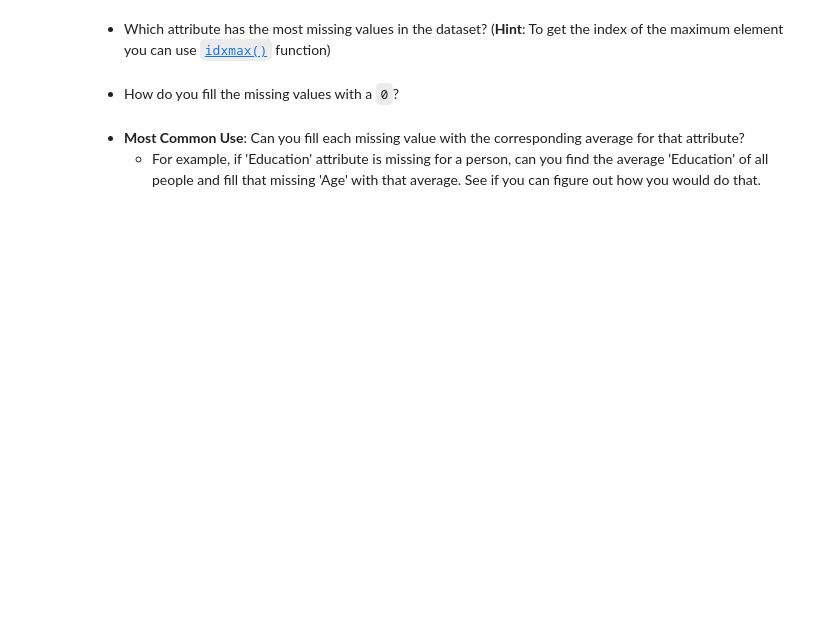
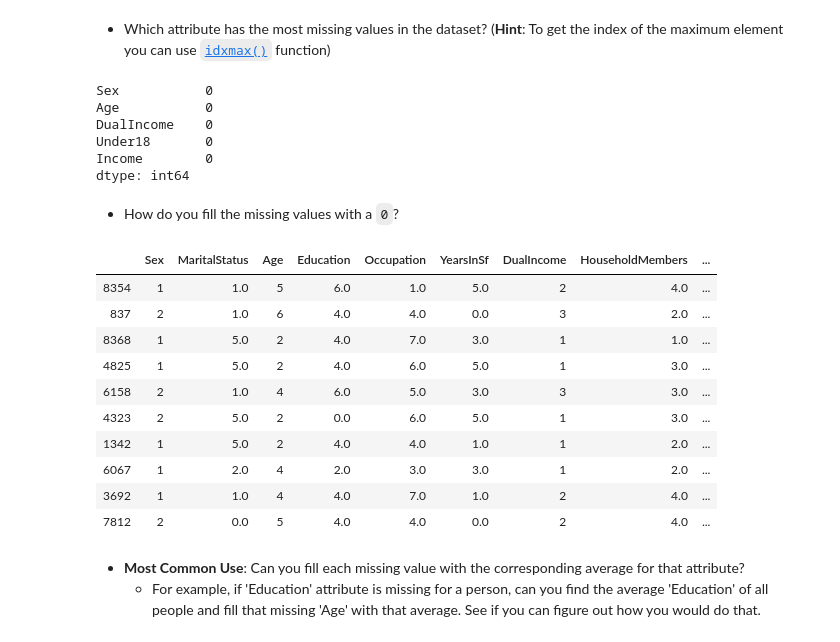
Before and after one commit to jarp/ITAO-30210-SP21, a Jupyter notebook: Class_11_Pandas_Masking_Missing_Data.ipynb, the cells around one changed output. Drawn from its saved outputs; the diff is of its cells as text; code cells hidden in the pictures; blank space fills up the shorter version.

```diff
--- a/Class_11_Pandas_Masking_Missing_Data.ipynb
+++ b/Class_11_Pandas_Masking_Missing_Data.ipynb
@@ -188,9 +379,40 @@ print(dropped_df.shape)
 
 
 * Which attribute has the most missing values in the dataset? (**Hint**: To get the index of the maximum element you can use [`idxmax()`](https://pandas.pydata.org/pandas-docs/stable/generated/pandas.Series.idxmax.html) function)
+# %%
+# the most missing column
+null_counts.idxmax()
+
+# # the least missing column, but only first found
+null_counts.idxmin()
+
+# # get all the columns with no missing data
+null_counts[null_counts == 0]
+# %% [output]
+Sex           0
+Age           0
+DualIncome    0
+Under18       0
+Income        0
+dtype: int64
 # %% [markdown]
 
 * How do you fill the missing values with a `0`?
+# %%
+mark_data_filled = mark_data.fillna(0)
+mark_data_filled.sample(10)
+# %% [output]
+|  | Sex | MaritalStatus | Age | Education | Occupation | YearsInSf | DualIncome | HouseholdMembers | ... |
+| 8354 | 1 | 1.0 | 5 | 6.0 | 1.0 | 5.0 | 2 | 4.0 | ... |
+| 837 | 2 | 1.0 | 6 | 4.0 | 4.0 | 0.0 | 3 | 2.0 | ... |
+| 8368 | 1 | 5.0 | 2 | 4.0 | 7.0 | 3.0 | 1 | 1.0 | ... |
+| 4825 | 1 | 5.0 | 2 | 4.0 | 6.0 | 5.0 | 1 | 3.0 | ... |
+| 6158 | 2 | 1.0 | 4 | 6.0 | 5.0 | 3.0 | 3 | 3.0 | ... |
+| 4323 | 2 | 5.0 | 2 | 0.0 | 6.0 | 5.0 | 1 | 3.0 | ... |
+| 1342 | 1 | 5.0 | 2 | 4.0 | 4.0 | 1.0 | 1 | 2.0 | ... |
+| 6067 | 1 | 2.0 | 4 | 2.0 | 3.0 | 3.0 | 1 | 2.0 | ... |
+| 3692 | 1 | 1.0 | 4 | 4.0 | 7.0 | 1.0 | 2 | 4.0 | ... |
+| 7812 | 2 | 0.0 | 5 | 4.0 | 4.0 | 0.0 | 2 | 4.0 | ... |
 # %% [markdown]
 
 * **Most Common Use**: Can you fill each missing value with the corresponding average for that attribute?
```
Also changed, not shown: parts of 36 cells of this notebook, 3 other files.
